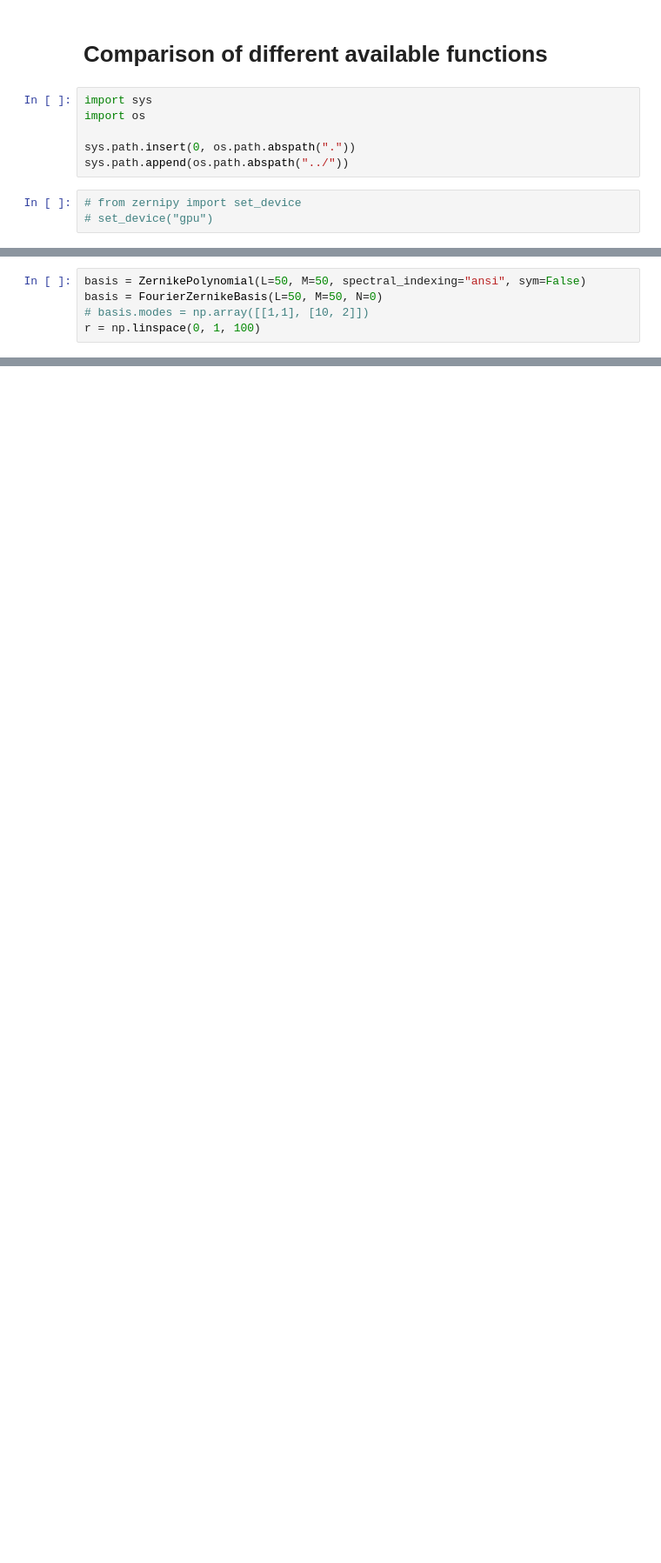
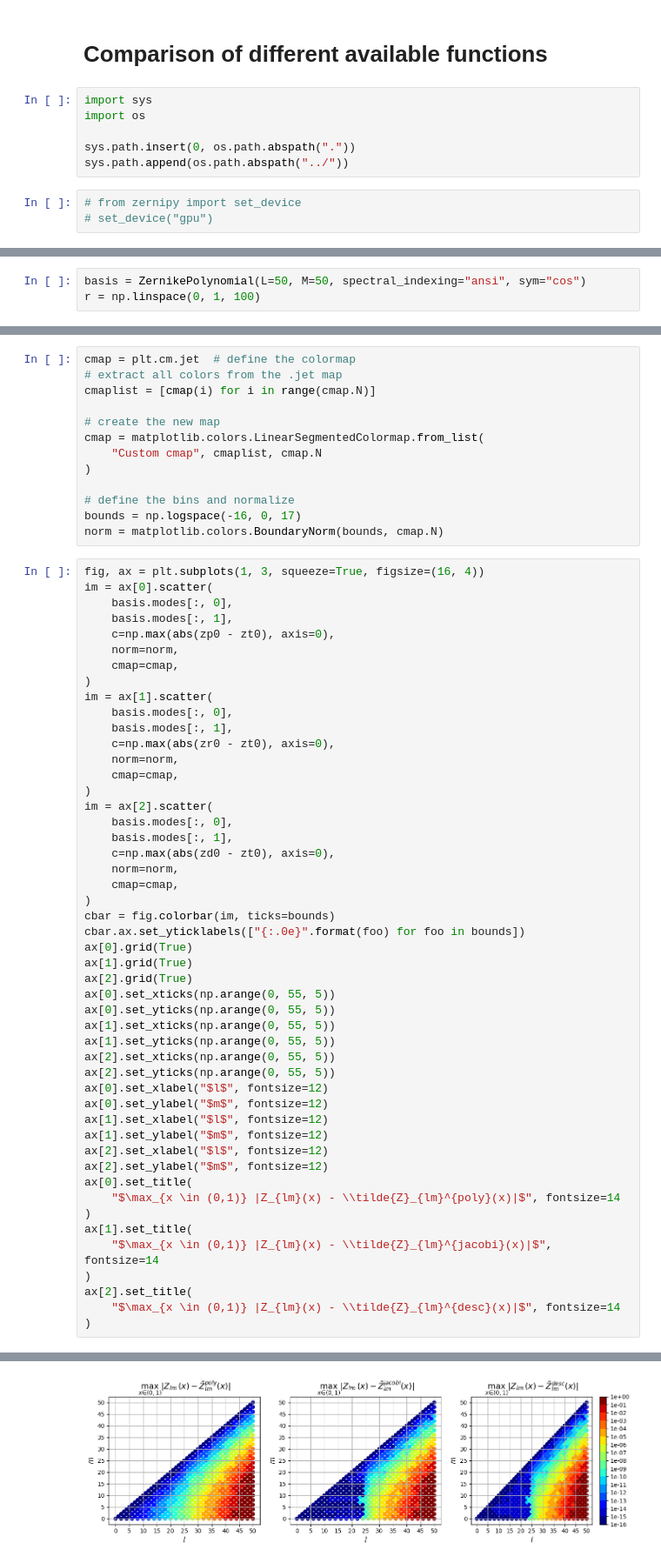
Before and after one commit to PlasmaControl/FastZernike, a Jupyter notebook: notebooks/benchmarks.ipynb, the cells around one changed output, grey strips where cells are left out. Shown at 87% size. Drawn from its saved outputs; the diff is of its cells as text; blank space fills up the shorter version.

Commit message:
update polynomial calculation

```diff
--- a/notebooks/benchmarks.ipynb
+++ b/notebooks/benchmarks.ipynb
@@ -19,5 +23,3 @@ Using device: CPU, with 7.47 GB available memory
 # %%
-basis = ZernikePolynomial(L=50, M=50, spectral_indexing="ansi", sym=False)
-basis = FourierZernikeBasis(L=50, M=50, N=0)
-# basis.modes = np.array([[1,1], [10, 2]])
+basis = ZernikePolynomial(L=50, M=50, spectral_indexing="ansi", sym="cos")
 r = np.linspace(0, 1, 100)
@@ -23,0 +83,63 @@ r = np.linspace(0, 1, 100)
+# %%
+cmap = plt.cm.jet  # define the colormap
+# extract all colors from the .jet map
+cmaplist = [cmap(i) for i in range(cmap.N)]
+
+# create the new map
+cmap = matplotlib.colors.LinearSegmentedColormap.from_list(
+    "Custom cmap", cmaplist, cmap.N
+)
+
+# define the bins and normalize
+bounds = np.logspace(-16, 0, 17)
+norm = matplotlib.colors.BoundaryNorm(bounds, cmap.N)
+# %%
+fig, ax = plt.subplots(1, 3, squeeze=True, figsize=(16, 4))
+im = ax[0].scatter(
+    basis.modes[:, 0],
+    basis.modes[:, 1],
+    c=np.max(abs(zp0 - zt0), axis=0),
+    norm=norm,
+    cmap=cmap,
+)
+im = ax[1].scatter(
+    basis.modes[:, 0],
+    basis.modes[:, 1],
+    c=np.max(abs(zr0 - zt0), axis=0),
+    norm=norm,
+    cmap=cmap,
+)
+im = ax[2].scatter(
+    basis.modes[:, 0],
+    basis.modes[:, 1],
+    c=np.max(abs(zd0 - zt0), axis=0),
+    norm=norm,
+    cmap=cmap,
+)
+cbar = fig.colorbar(im, ticks=bounds)
+cbar.ax.set_yticklabels(["{:.0e}".format(foo) for foo in bounds])
+ax[0].grid(True)
+ax[1].grid(True)
+ax[2].grid(True)
+ax[0].set_xticks(np.arange(0, 55, 5))
+ax[0].set_yticks(np.arange(0, 55, 5))
+ax[1].set_xticks(np.arange(0, 55, 5))
+ax[1].set_yticks(np.arange(0, 55, 5))
+ax[2].set_xticks(np.arange(0, 55, 5))
+ax[2].set_yticks(np.arange(0, 55, 5))
+ax[0].set_xlabel("$l$", fontsize=12)
+ax[0].set_ylabel("$m$", fontsize=12)
+ax[1].set_xlabel("$l$", fontsize=12)
+ax[1].set_ylabel("$m$", fontsize=12)
+ax[2].set_xlabel("$l$", fontsize=12)
+ax[2].set_ylabel("$m$", fontsize=12)
+ax[0].set_title(
+    "$\max_{x \in (0,1)} |Z_{lm}(x) - \\tilde{Z}_{lm}^{poly}(x)|$", fontsize=14
+)
+ax[1].set_title(
+    "$\max_{x \in (0,1)} |Z_{lm}(x) - \\tilde{Z}_{lm}^{jacobi}(x)|$", fontsize=14
+)
+ax[2].set_title(
+    "$\max_{x \in (0,1)} |Z_{lm}(x) - \\tilde{Z}_{lm}^{desc}(x)|$", fontsize=14
+)
+# %% [output]
@@ -24,3 +147,4 @@ r = np.linspace(0, 1, 100)
+[figure, added]
 # %%
 import jax
 def fun1(basis, r):
```
Also changed, not shown: parts of 4 cells of this notebook, 8 other files.
